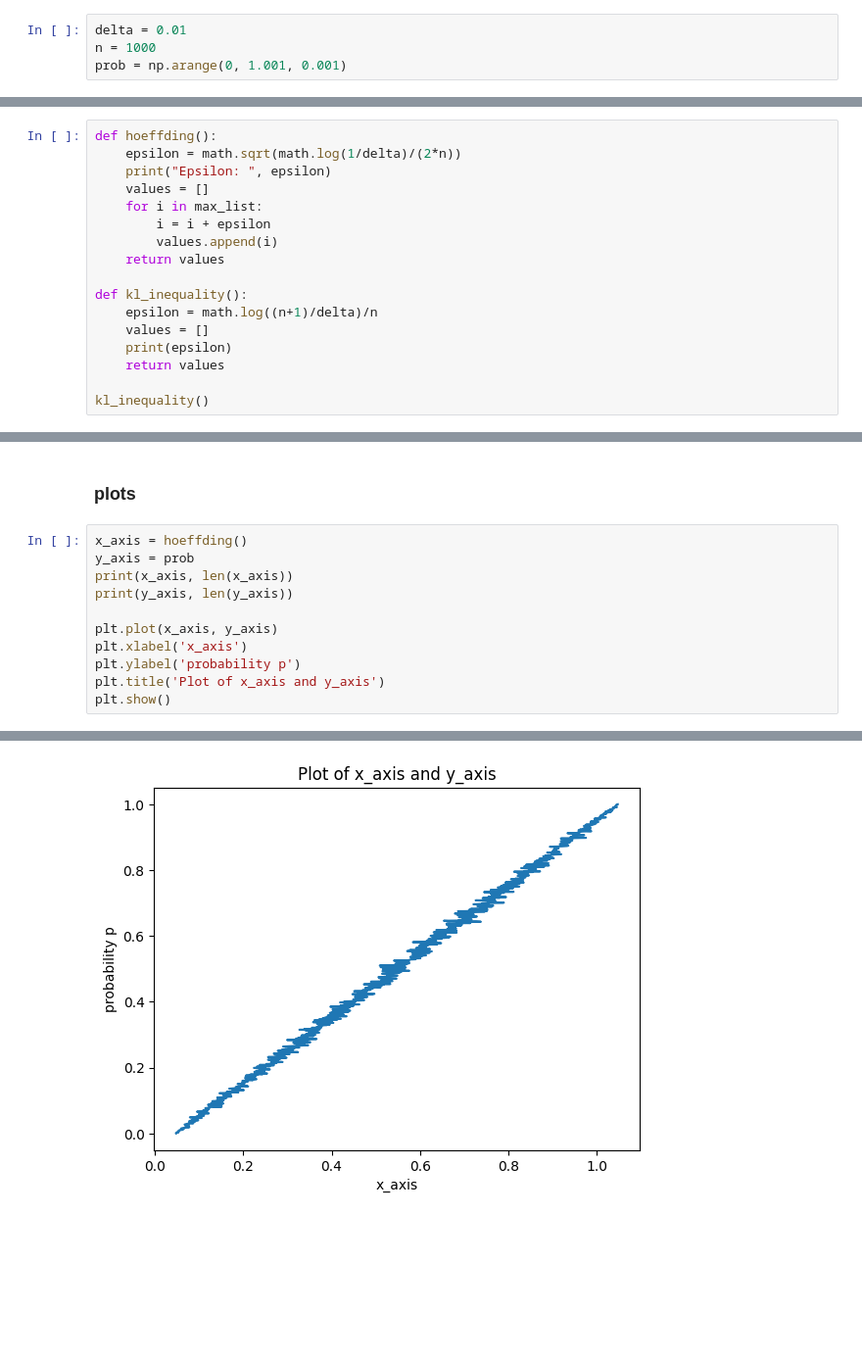
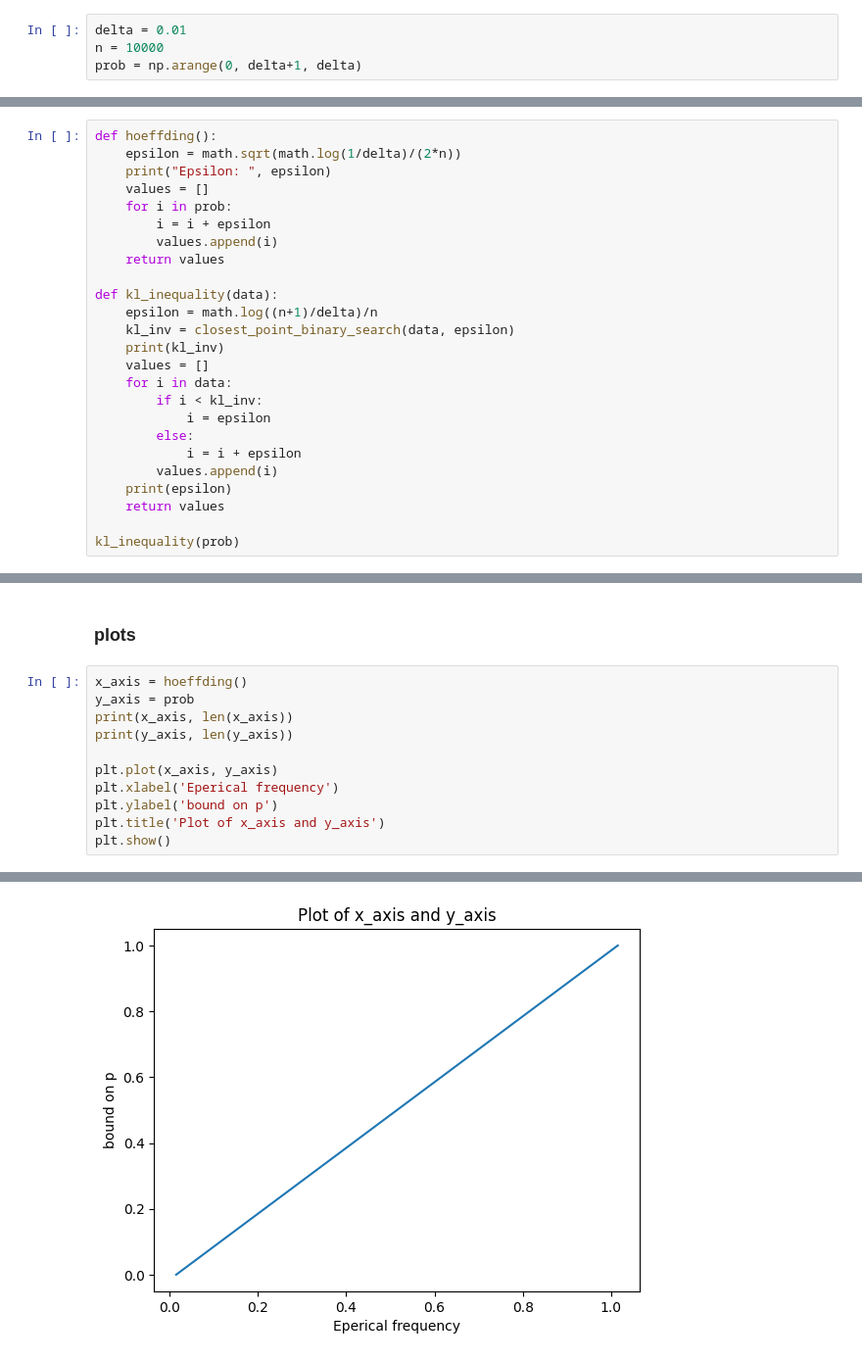
Before and after one commit to Husted42/machineLearning, a Jupyter notebook: bounds2.0.ipynb, the cells around one changed output, grey strips where cells are left out. Shown at 98% size. Saved outputs shown, nothing was run; the diff lists cells and outputs as text; blank space fills up the shorter version.

```diff
--- a/bounds2.0.ipynb
+++ b/bounds2.0.ipynb
@@ -6,8 +6,8 @@ import math
 ### variables
 # %%
 delta = 0.01
-n = 1000
-prob = np.arange(0, 1.001, 0.001)
+n = 10000
+prob = np.arange(0, delta+1, delta)
 # %%
 np.random.seed(seed=42)
 # %% [markdown]
@@ -45,16 +44,24 @@ def hoeffding():
     epsilon = math.sqrt(math.log(1/delta)/(2*n))
     print("Epsilon: ", epsilon)
     values = []
-    for i in max_list:
+    for i in prob:
         i = i + epsilon
         values.append(i)
     return values
 
-def kl_inequality():
+def kl_inequality(data):
     epsilon = math.log((n+1)/delta)/n
+    kl_inv = closest_point_binary_search(data, epsilon)
+    print(kl_inv)
     values = []
+    for i in data:
+        if i < kl_inv:
+            i = epsilon
+        else:
+            i = i + epsilon
+        values.append(i)
     print(epsilon)
     return values
 
-kl_inequality()
+kl_inequality(prob)
 # %% [output]
@@ -69,8 +100,8 @@ print(x_axis, len(x_axis))
 print(y_axis, len(y_axis))
 
 plt.plot(x_axis, y_axis)
-plt.xlabel('x_axis')
-plt.ylabel('probability p')
+plt.xlabel('Eperical frequency')
+plt.ylabel('bound on p')
 plt.title('Plot of x_axis and y_axis')
 plt.show()
 # %% [output]
@@ -80 +118 @@ Epsilon:  0.04798525912188081
-[figure, old version]
+[figure, new version]
```
Also changed, not shown: parts of 7 cells of this notebook, 1 other file.
